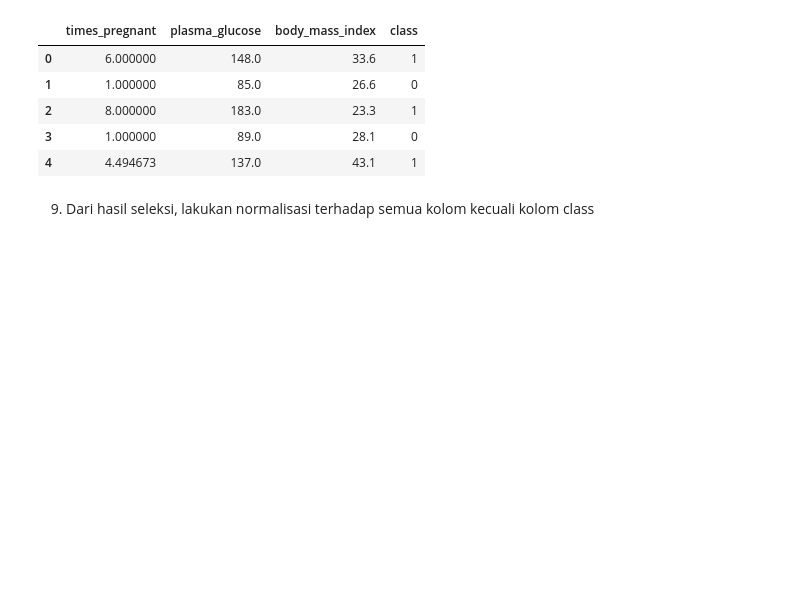
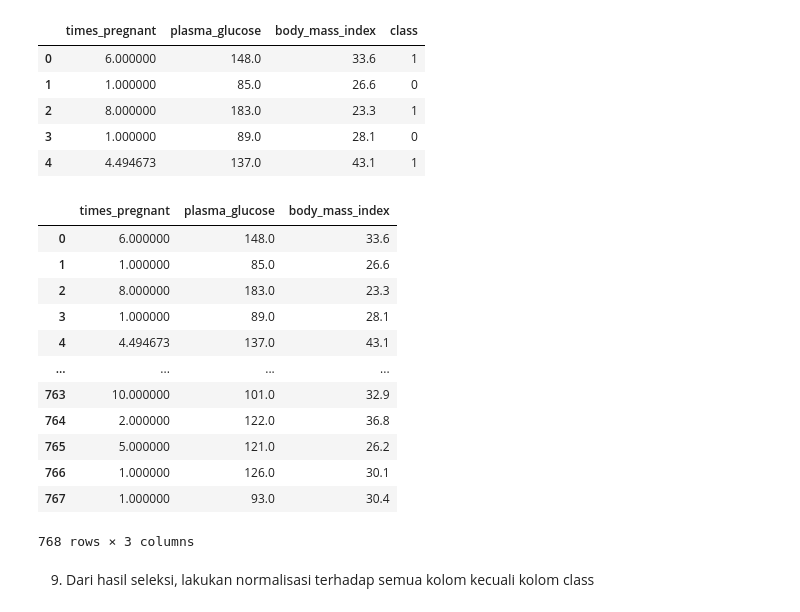
Before and after one commit to setia1011/pacmann, a Jupyter notebook: tasks-folder/setiadi-9LX7-wrangling-2.ipynb, the cells around one changed output. Saved outputs shown, nothing was run; the diff lists cells and outputs as text; code cells hidden in the pictures; blank space fills up the shorter version.

```diff
--- a/tasks-folder/setiadi-9LX7-wrangling-2.ipynb
+++ b/tasks-folder/setiadi-9LX7-wrangling-2.ipynb
@@ -83,7 +83,7 @@ data_clean[persentase_null_values[(persentase_null_values > 10) & (persentase_nu
 .fillna(data[persentase_null_values[(persentase_null_values > 10) & (persentase_null_values <= 40)].keys()].mean()) #Inputkan kode disini
 
 # Data Null < 10%
-data_clean[null_percentage[null_percentage < 10].keys()] = data[null_percentage[null_percentage < 10].keys()].ffill() #Inputkan kode disini
+data_clean[persentase_null_values[persentase_null_values < 10].keys()] = data[persentase_null_values[persentase_null_values < 10].keys()].ffill() #Inputkan kode disini
 # %% [markdown]
 3. Penyeragaman data pada kolom `class`:
     - nilai data `pos` atau `positive` diganti dengan `Diabetes`
@@ -245,6 +245,22 @@ See the caveats in the documentation: https://pandas.pydata.org/pandas-docs/stab
 | 2 | 8.000000 | 183.0 | 23.3 | 1 |
 | 3 | 1.000000 | 89.0 | 28.1 | 0 |
 | 4 | 4.494673 | 137.0 | 43.1 | 1 |
+# %%
+data_modelling[['times_pregnant', 'plasma_glucose', 'body_mass_index']]
+# %% [output]
+|  | times_pregnant | plasma_glucose | body_mass_index |
+| 0 | 6.000000 | 148.0 | 33.6 |
+| 1 | 1.000000 | 85.0 | 26.6 |
+| 2 | 8.000000 | 183.0 | 23.3 |
+| 3 | 1.000000 | 89.0 | 28.1 |
+| 4 | 4.494673 | 137.0 | 43.1 |
+| ... | ... | ... | ... |
+| 763 | 10.000000 | 101.0 | 32.9 |
+| 764 | 2.000000 | 122.0 | 36.8 |
+| 765 | 5.000000 | 121.0 | 26.2 |
+| 766 | 1.000000 | 126.0 | 30.1 |
+| 767 | 1.000000 | 93.0 | 30.4 |
+768 rows × 3 columns
 # %% [markdown]
 9. Dari hasil seleksi, lakukan normalisasi terhadap semua kolom kecuali kolom class
 # %%
```
Also changed, not shown: parts of 2 cells of this notebook, 7 other files.
